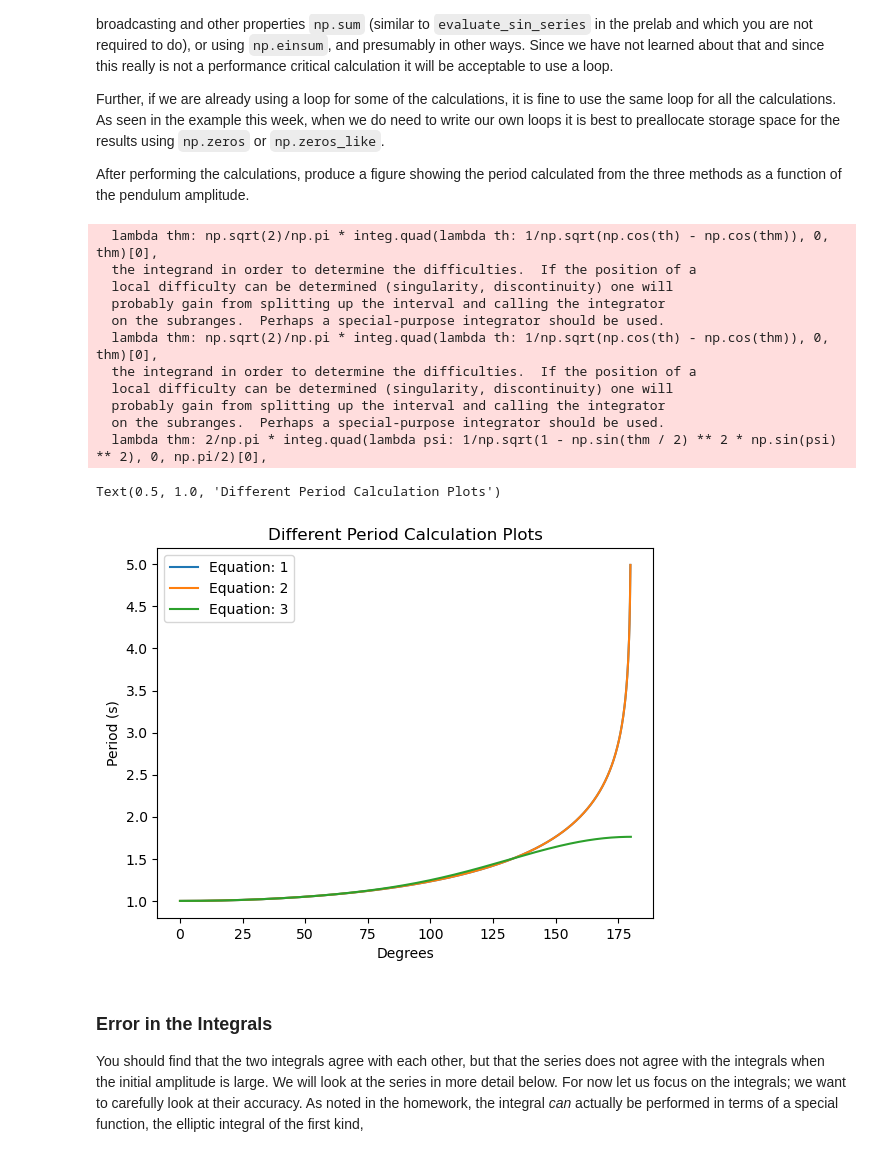
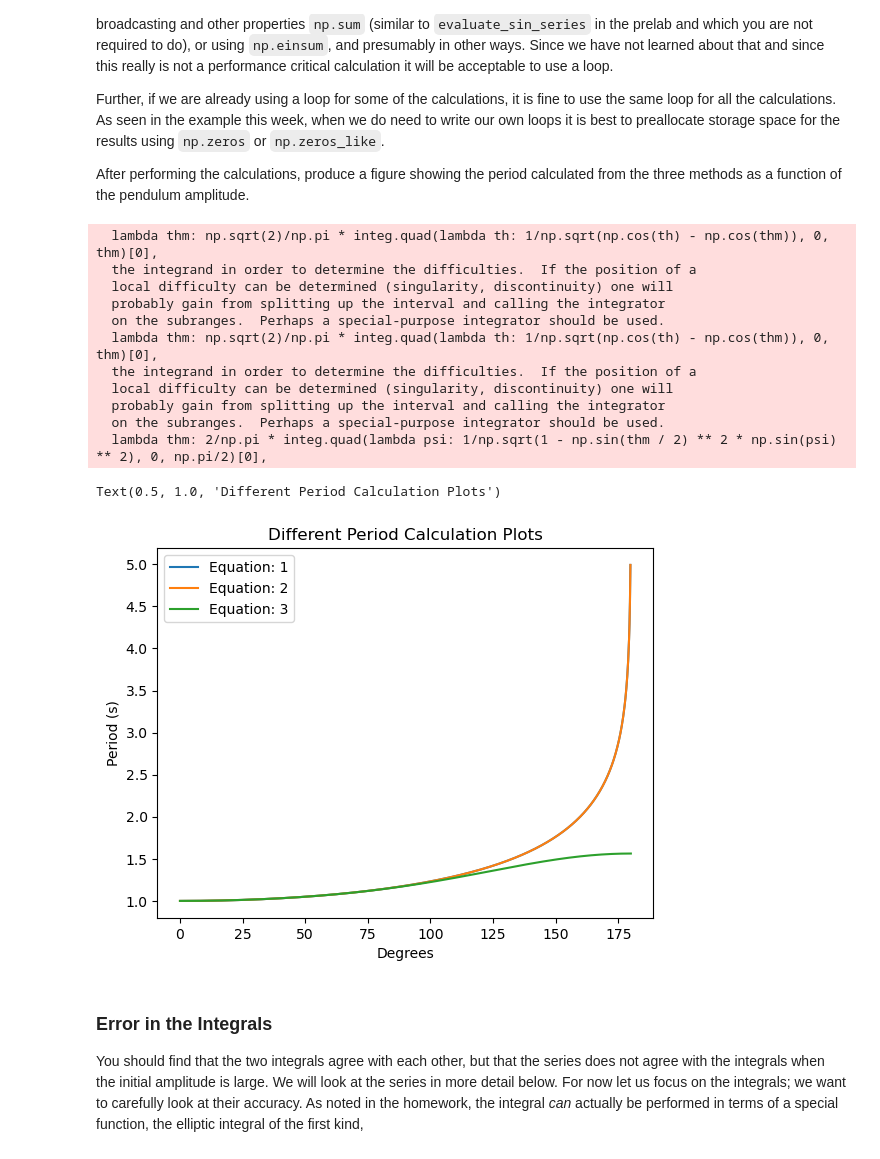
Before and after one commit to SerenaLynas/p250-spring-2026, a Jupyter notebook: labs/Lab04.ipynb, the cells around one changed output. Saved outputs shown, nothing was run; the diff lists cells and outputs as text; code cells hidden in the pictures.

```diff
--- a/labs/Lab04.ipynb
+++ b/labs/Lab04.ipynb
@@ -53,36 +53,36 @@ After performing the calculations, produce a figure showing the period calculate
 def psi(th, thm):
     return np.sin(th/2) / np.sin(thm / 2)
 
-a2n = [1/4, 9/64, 25/256, 35/128]
+a2n = [1/4, 9/64, 25/256, (35/128)**2]
 
 fs = [
     lambda thm: np.sqrt(2)/np.pi * integ.quad(lambda th: 1/np.sqrt(np.cos(th) - np.cos(thm)), 0, thm)[0],
     lambda thm: 2/np.pi * integ.quad(lambda psi: 1/np.sqrt(1 - np.sin(thm / 2) ** 2 * np.sin(psi) ** 2), 0, np.pi/2)[0],
     lambda thm: 1 + np.sum([a2n[m] * np.sin(thm / 2) ** (2 * (m + 1)) for m in range(0, 4)])
 ]
 
 thms = np.linspace(0, np.pi, 1_000)
 thms_deg = np.rad2deg(thms)
 fvals = [np.array([f(thm) for thm in thms]) for f in fs]
 [plt.plot(thms_deg, fval, label=f"Equation: {i + 1}") for (i, fval) in enumerate(fvals)]
 plt.legend()
 plt.xlabel("Degrees")
 plt.ylabel("Period (s)")
 plt.title("Different Period Calculation Plots")
 # %% [output]
   lambda thm: np.sqrt(2)/np.pi * integ.quad(lambda th: 1/np.sqrt(np.cos(th) - np.cos(thm)), 0, thm)[0],
   the integrand in order to determine the difficulties.  If the position of a
   local difficulty can be determined (singularity, discontinuity) one will
   probably gain from splitting up the interval and calling the integrator
   on the subranges.  Perhaps a special-purpose integrator should be used.
   lambda thm: np.sqrt(2)/np.pi * integ.quad(lambda th: 1/np.sqrt(np.cos(th) - np.cos(thm)), 0, thm)[0],
   the integrand in order to determine the difficulties.  If the position of a
   local difficulty can be determined (singularity, discontinuity) one will
   probably gain from splitting up the interval and calling the integrator
   on the subranges.  Perhaps a special-purpose integrator should be used.
   lambda thm: 2/np.pi * integ.quad(lambda psi: 1/np.sqrt(1 - np.sin(thm / 2) ** 2 * np.sin(psi) ** 2), 0, np.pi/2)[0],
 Text(0.5, 1.0, 'Different Period Calculation Plots')
-[figure, old version]
+[figure, new version]
 # %% [markdown]
 ### Error in the Integrals
 
```
Also changed, not shown: parts of 6 cells of this notebook.
